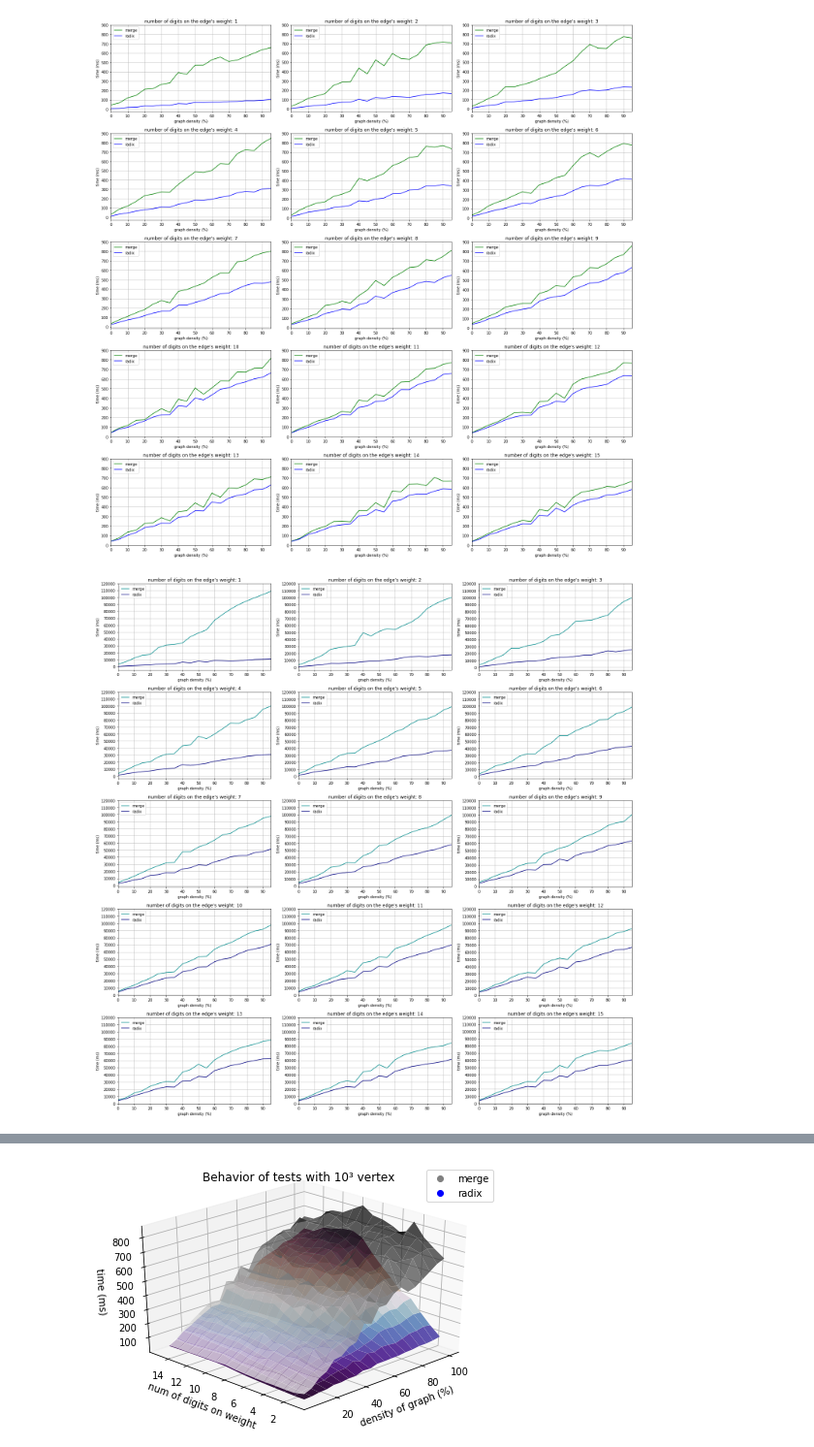
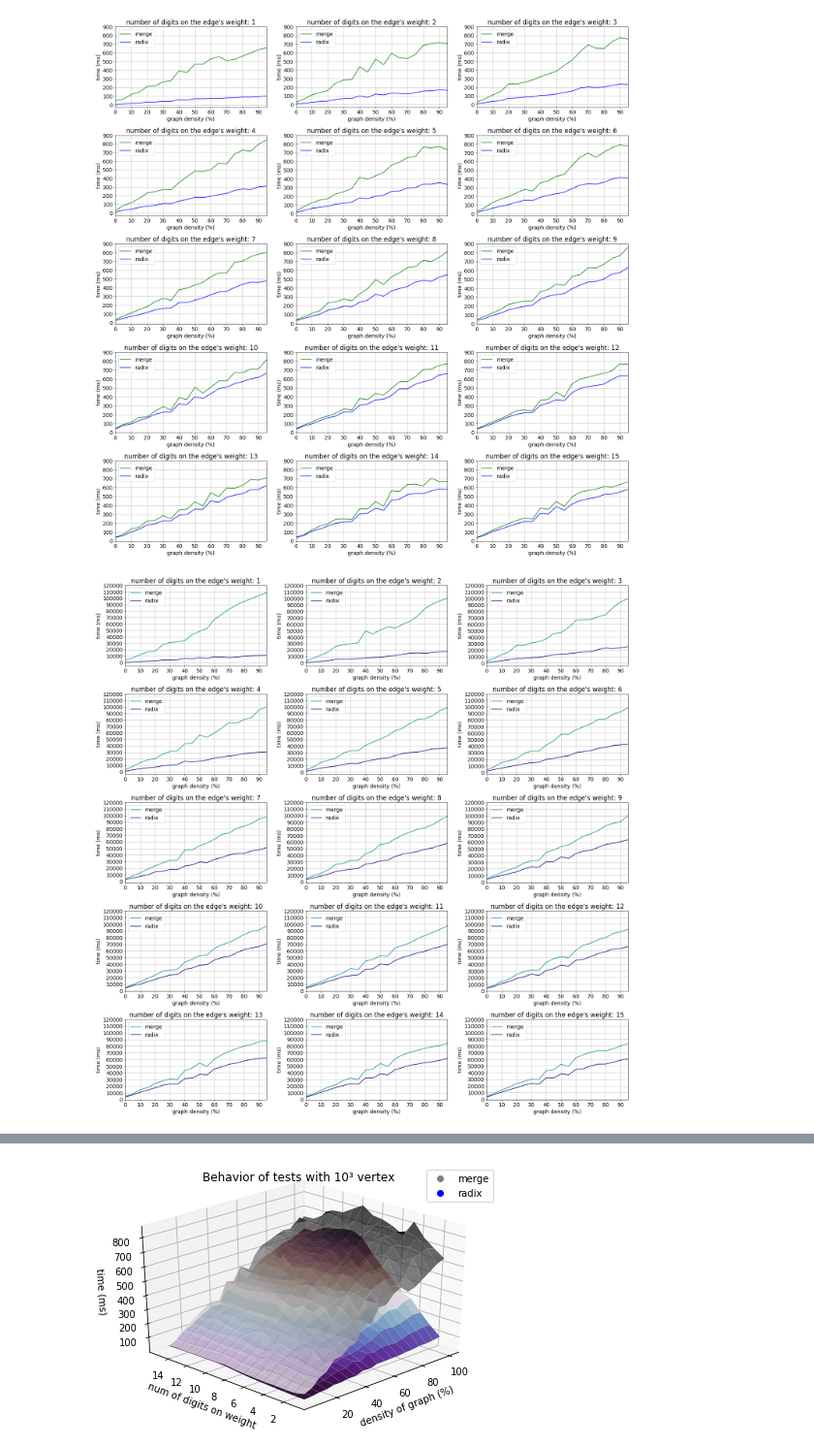
Before and after one commit to tannus/kruskal_radix, a Jupyter notebook: results/final_results/graphic_plots.ipynb, the cells around one changed output, grey strips where cells are left out. Shown at 97% size. Saved outputs shown, nothing was run; the diff lists cells and outputs as text; code cells hidden in the pictures.

```diff
--- a/results/final_results/graphic_plots.ipynb
+++ b/results/final_results/graphic_plots.ipynb
@@ -62,6 +62,7 @@ for i in range(15):
         den_m3[k],den_m4[k],den_r3[k],den_r4[k] = m3[j],m4[j],r3[j],r4[j]
         k+=1
 # %%
+plt.rcParams.update({'font.size': 14})
 rot = ['0','10','20','30','40','50','60','70','80','90','100']
 ys = []
 for i in range(15):
@@ -93,38 +94,39 @@ for i in range(5):
 plt.tight_layout()
 plt.show()
 # %% [output]
-[figure, old version]
+[figure, new version]
 # %%
+plt.rcParams.update({'font.size': 14})
 rot = ['0','10','20','30','40','50','60','70','80','90','100']
 ys = []
 for i in range(15):
     n = 0+20*i
     m = 20+20*i
     ys.append(den_m4[n:m])
     ys.append(den_r4[n:m])
 
 x_ax = np.arange(20)
 fig, axs = plt.subplots(nrows=5, ncols=3, figsize=(20,20))
 
 k=0
 for i in range(5):
     for j in range(3):
         y_ax = ys[k]
         k+=1
         pd.Series(y_ax, index=x_ax).plot(kind='line', ax=axs[i][j], color='darkcyan',label='merge')
         y_ax = ys[k]
         k+=1
         pd.Series(y_ax, index=x_ax).plot(kind='line', ax=axs[i][j], color='navy',label='radix')
         axs[i][j].set_yticks(range(0,130000,10000))
         axs[i][j].set_xticks(range(0,20,2))
         axs[i][j].set_xticklabels(rot)
         axs[i][j].grid(0.3)
         axs[i][j].set(xlabel='graph density (%)', ylabel='time (ms)')
         axs[i][j].set_title('number of digits on the edge\'s weight: {}'.format(int(k/2)))
         axs[i][j].legend(loc='upper left')
 
 plt.tight_layout()
 plt.show()
 # %% [output]
-[figure, old version]
+[figure, new version]
 # %%
```
Also changed, not shown: parts of 3 cells of this notebook.
